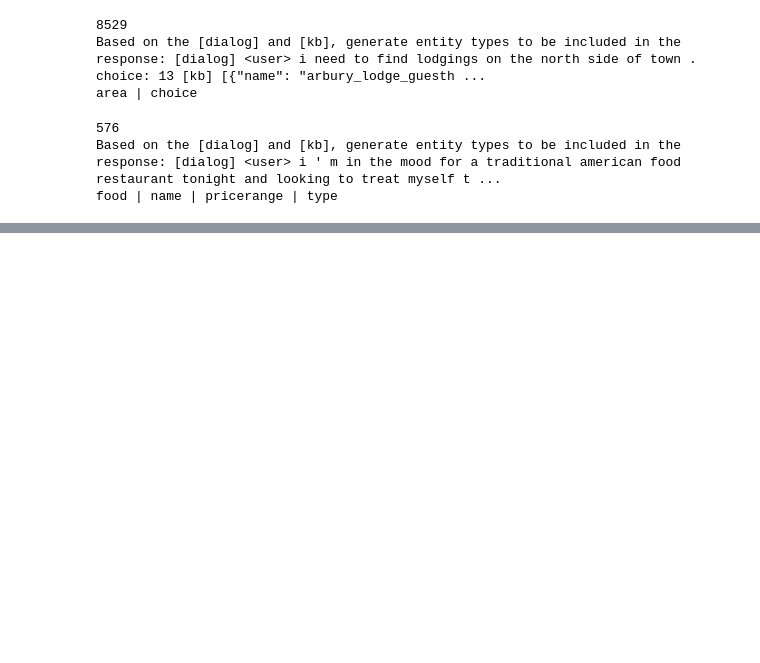
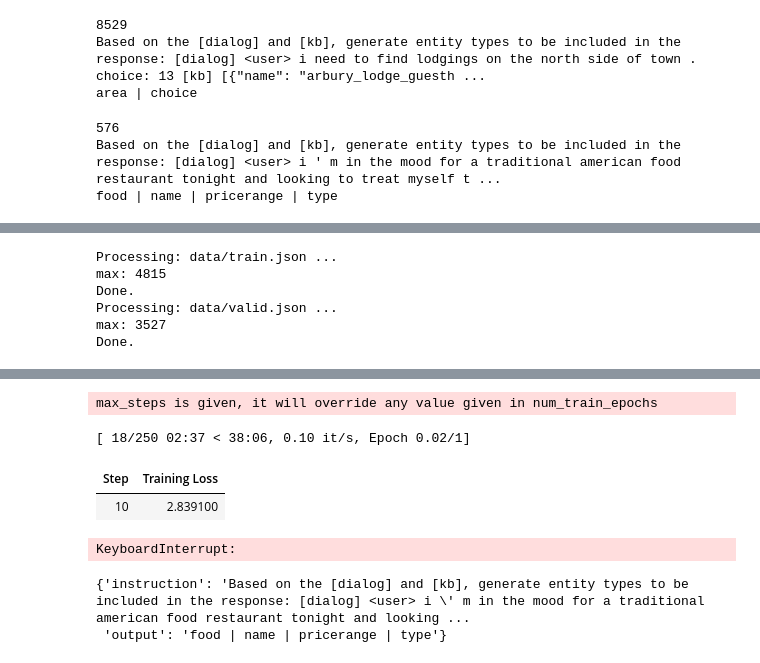
Before and after one commit to lindaiiako/NLP_Linda_Minji_Thea, a Jupyter notebook: test.ipynb, the cells around one changed output, grey strips where cells are left out. Saved outputs shown, nothing was run; the diff lists cells and outputs as text; code cells hidden in the pictures; blank space fills up the shorter version.

```diff
--- a/test.ipynb
+++ b/test.ipynb
@@ -62,0 +97,4 @@ food | name | pricerange | type
+# %%
+from finetune.llama import LlamaTrainer
+
+x = LlamaTrainer()
@@ -62,0 +105,9 @@ food | name | pricerange | type
+# %%
+x.train()
+# %% [output]
+Processing: data/train.json ...
+max: 4815
+Done.
+Processing: data/valid.json ...
+max: 3527
+Done.
@@ -62,0 +116,5 @@ food | name | pricerange | type
+max_steps is given, it will override any value given in num_train_epochs
+[ 18/250 02:37 < 38:06, 0.10 it/s, Epoch 0.02/1]
+| Step | Training Loss |
+| 10 | 2.839100 |
+KeyboardInterrupt:
@@ -62,0 +125,5 @@ food | name | pricerange | type
+# %%
+d[0]
+# %% [output]
+{'instruction': 'Based on the [dialog] and [kb], generate entity types to be included in the response: [dialog] <user> i \' m in the mood for a traditional american food restaurant tonight and looking ...
+ 'output': 'food | name | pricerange | type'}
```
Also changed, not shown: parts of 16 cells of this notebook, 39 other files.
